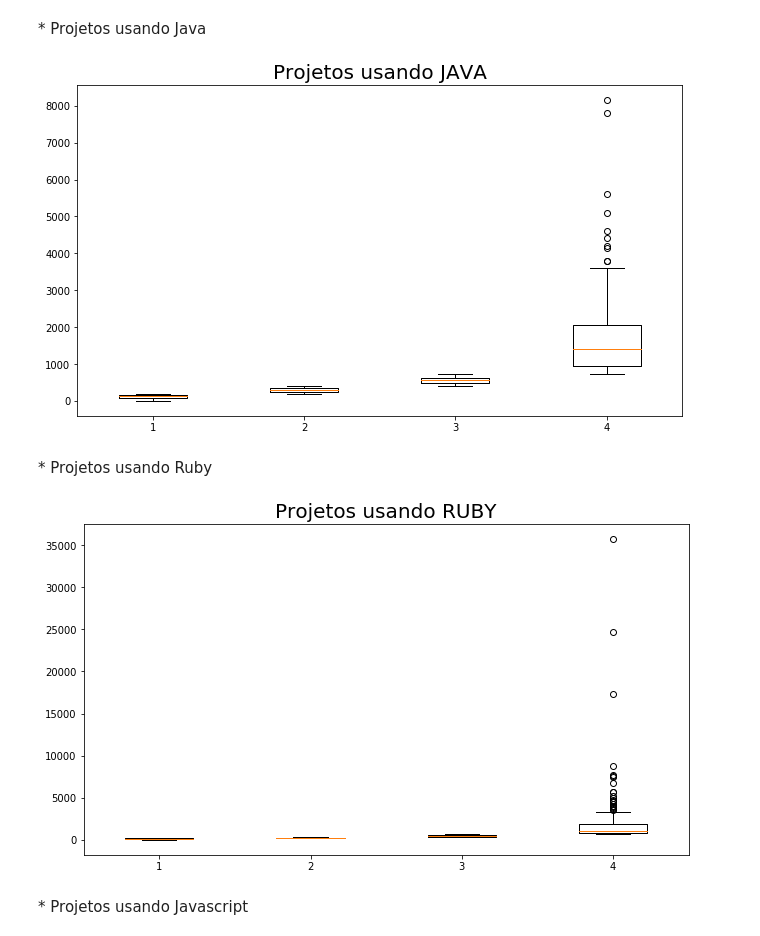
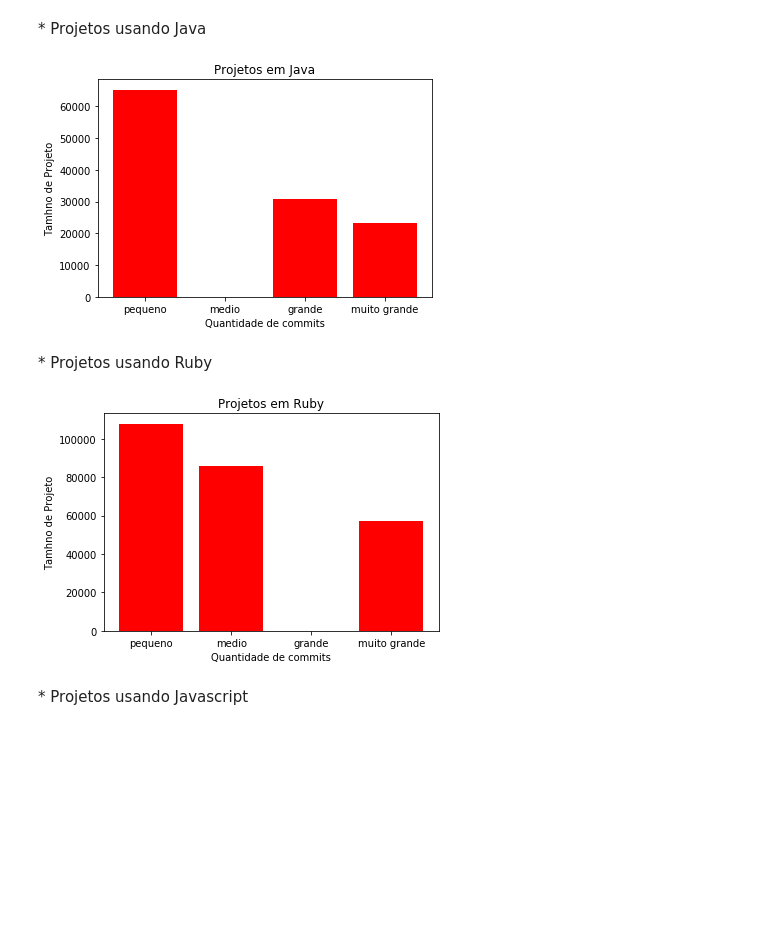
Before and after one commit to wagnernegrao/ci-analysis, a Jupyter notebook: question_01_-_02/Análise da frequência de commits .ipynb, the cells around one changed output. Saved outputs shown, nothing was run; the diff lists cells and outputs as text; code cells hidden in the pictures; blank space fills up the shorter version.

Commit message:
Foram modificados erros na filtragem da base de dados

```diff
--- a/question_01_-_02/Análise da frequência de commits .ipynb
+++ b/question_01_-_02/Análise da frequência de commits .ipynb
@@ -81,7 +50,7 @@ def commit_flow(projects):
 <font size = 4/>
 * Frequência do projeto
 # %%
-def all_frequency(list_commit, list_project):
+def all_frequency(list_commit):
 
     df = pd.DataFrame(list_commit)
     df = df.describe() # Se obtem o primeiro, segundo e terceiro quartil
@@ -97,7 +66,7 @@ def all_frequency(list_commit, list_project):
         if(list_commit[i] <= df[0][4]): #Ate o Primeiro quartil
             low_frequency.append(list_commit[i])
 
-        elif(list_commit[i] <= df[0][5]): #Ate a Mediana
+        elif(list_commit[i] == df[0][5]): #Ate a Mediana
             medium_frequency.append(list_commit[i])
 
         elif(list_commit[i] <= df[0][6]): #Ate o terceiro quartil
@@ -146,20 +115,26 @@ def plot(title, plot1, plot2=None, plot3=None, plot4=None):
     ax.set_axisbelow(True)
     ax.set_title(title, size=20)
     ax.boxplot(data)
-# %%
-language_name = ['java', 'ruby', 'javascript'] #Linguagens presentes
-
-commit_project = []
-project_name = []
-
-for language in language_name:
-
-    project = language_filter(language) # Filtra os projetos com a linguagem escolhida
-
-    list_commit, list_project = commit_flow(project) # Retorna duas listas, uma com total de commit de cada projeto e outra com o nome de cada projeto
-
-    commit_project.append(list_commit) # Adiciona em uma lista os commits
-
-    project_name.append(list_project) # Adiciona em uma lista os nomes dos projetos
+# %%
+def plot_bar(title, low, medium, high, veryHigh):
+    data = [len(low), len(medium), len(high), len(veryHigh)]
+    labels = ["pequeno", "medio", "grande", "muito grande"]
+
+    plt.bar(labels, data, color="red")
+
+    plt.ylabel("Tamhno de Projeto")
+    plt.xlabel("Quantidade de commits")
+    plt.title('{}'.format(title))
+    plt.show()
+# %%
+language_name = ['java', 'ruby', 'javascript'] #Linguagens presentes
+
+list_commit = []
+
+for language in language_name:
+
+    project = dataset.loc[dataset['gh_lang'] == language]
+
+    list_commit.append(pd.Series.tolist(project.gh_num_commits_in_push))
 # %% [markdown]
 <font size = 6/>
@@ -175,20 +176,20 @@ plot('Linguagens, JAVA, RUBY e JAVASCRIPT', commit_project[0], commit_project[1]
 <font size = 4/>
 * Projetos usando Java
 # %%
-low, medium, high, veryHigh = all_frequency(commit_project[0], project_name[0])
+low, medium, high, veryHigh = all_frequency(list_commit[0])
 
-plot('Projetos usando JAVA', low, medium, high, veryHigh)
+plot_bar("Projetos em Java", low, medium, high, veryHigh)
 # %% [output]
-[figure, old version]
+[figure, new version]
 # %% [markdown]
 <font size = 4/>
 * Projetos usando Ruby
 # %%
-low, medium, high, veryHigh = all_frequency(commit_project[1], project_name[1])
+low, medium, high, veryHigh = all_frequency(list_commit[1])
 
-plot('Projetos usando RUBY', low, medium, high, veryHigh)
+plot_bar("Projetos em Ruby", low, medium, high, veryHigh)
 # %% [output]
-[figure, old version]
+[figure, new version]
 # %% [markdown]
 <font size = 4/>
 * Projetos usando Javascript
```
Also changed, not shown: parts of 13 cells of this notebook.
